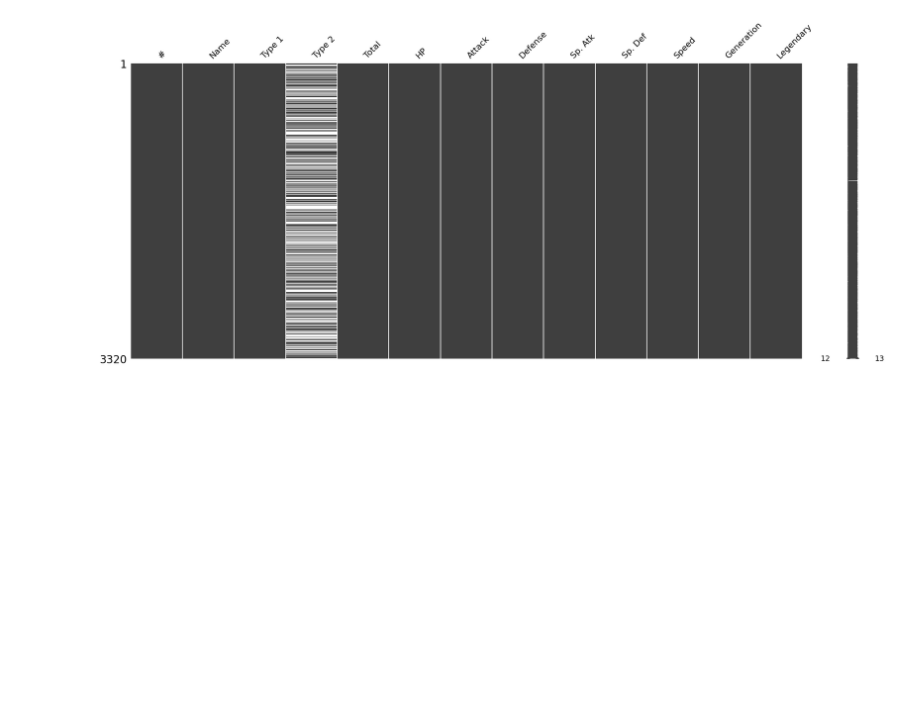
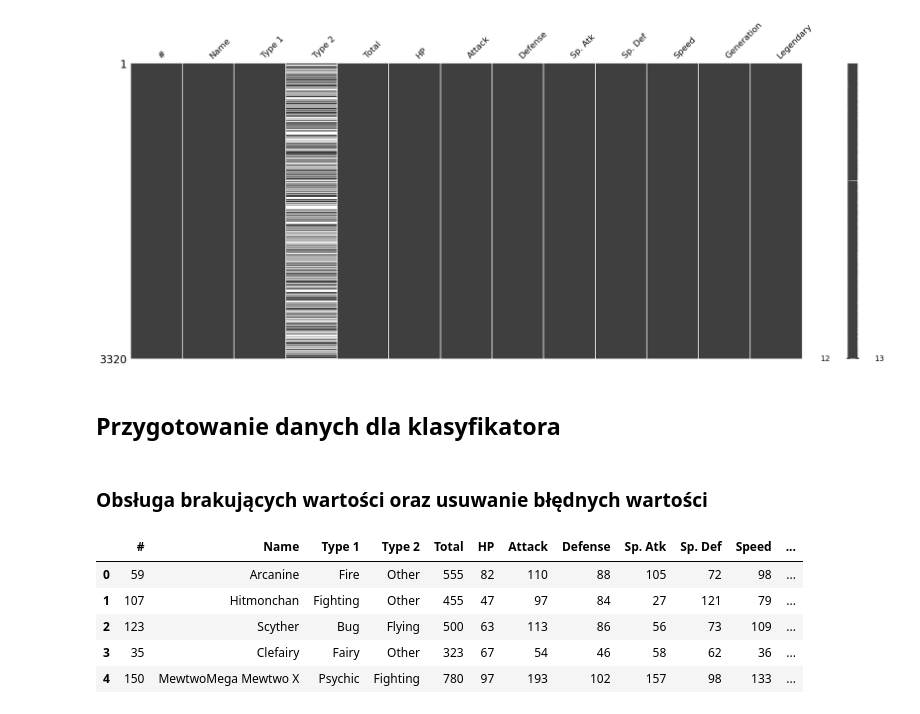
Before and after one commit to KacperUrban/Machine-learning-course, a Jupyter notebook: Second_Part/Projekt_nr_2.ipynb, the cells around one changed output. Cells and saved outputs as stored; diff of their text form; code cells hidden in the pictures; blank space fills up the shorter version.

```diff
--- a/Second_Part/Projekt_nr_2.ipynb
+++ b/Second_Part/Projekt_nr_2.ipynb
@@ -70,3 +78,17 @@ msno.matrix(df)
 plt.show()
 # %% [output]
 [figure]
+# %% [markdown]
+## Przygotowanie danych dla klasyfikatora
+# %% [markdown]
+### Obsługa brakujących wartości oraz usuwanie błędnych wartości
+# %%
+df_no_nans = df.fillna('Other')
+df_no_nans.head()
+# %% [output]
+|  | # | Name | Type 1 | Type 2 | Total | HP | Attack | Defense | Sp. Atk | Sp. Def | Speed | ... |
+| 0 | 59 | Arcanine | Fire | Other | 555 | 82 | 110 | 88 | 105 | 72 | 98 | ... |
+| 1 | 107 | Hitmonchan | Fighting | Other | 455 | 47 | 97 | 84 | 27 | 121 | 79 | ... |
+| 2 | 123 | Scyther | Bug | Flying | 500 | 63 | 113 | 86 | 56 | 73 | 109 | ... |
+| 3 | 35 | Clefairy | Fairy | Other | 323 | 67 | 54 | 46 | 58 | 62 | 36 | ... |
+| 4 | 150 | MewtwoMega Mewtwo X | Psychic | Fighting | 780 | 97 | 193 | 102 | 157 | 98 | 133 | ... |
```
Also changed, not shown: parts of 10 cells of this notebook.
